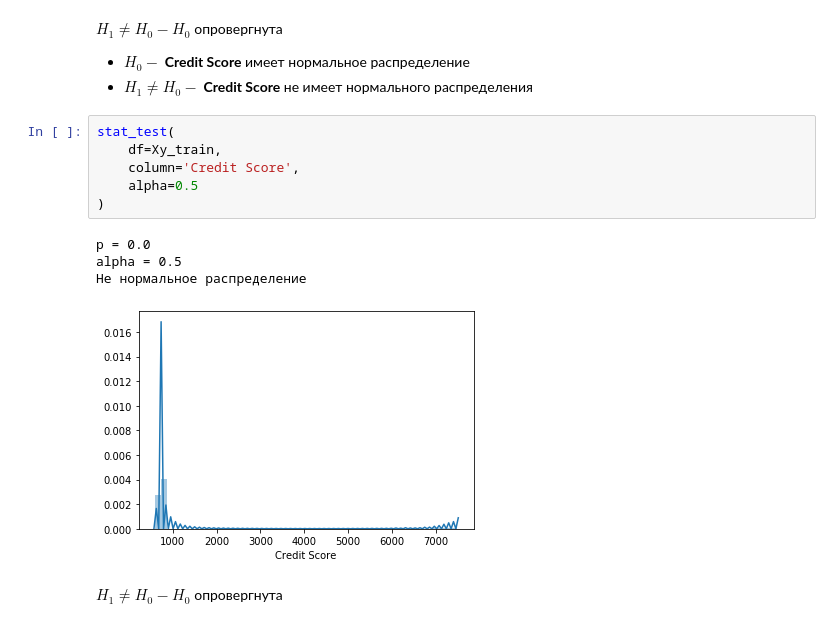
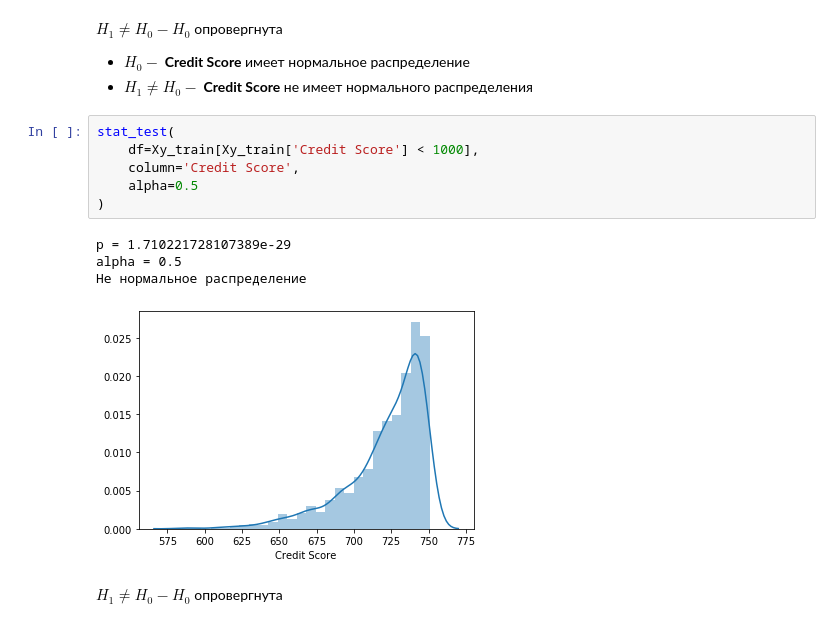
Before and after one commit to Yegor9151/-Python-Libraries-for-Data-Science-Continued, a Jupyter notebook: course_project/SorokinEL_course_project.ipynb, the cells around one changed output. Cells and saved outputs as stored; diff of their text form.

```diff
--- a/course_project/SorokinEL_course_project.ipynb
+++ b/course_project/SorokinEL_course_project.ipynb
@@ -468,15 +465,15 @@ $H_1 \neq H_0 - H_0$ опровергнута
 - $H_1 \neq H_0 -$ __Credit Score__ не имеет нормального распределения
 # %%
 stat_test(
-    df=Xy_train,
+    df=Xy_train[Xy_train['Credit Score'] < 1000],
     column='Credit Score',
     alpha=0.5
 )
 # %% [output]
-p = 0.0
+p = 1.710221728107389e-29
 alpha = 0.5
 Не нормальное распределение
-[figure, old version]
+[figure, new version]
 # %% [markdown]
 $H_1 \neq H_0 - H_0$ опровергнута
 # %% [markdown]
```
Also changed, not shown: parts of 3 cells of this notebook.
